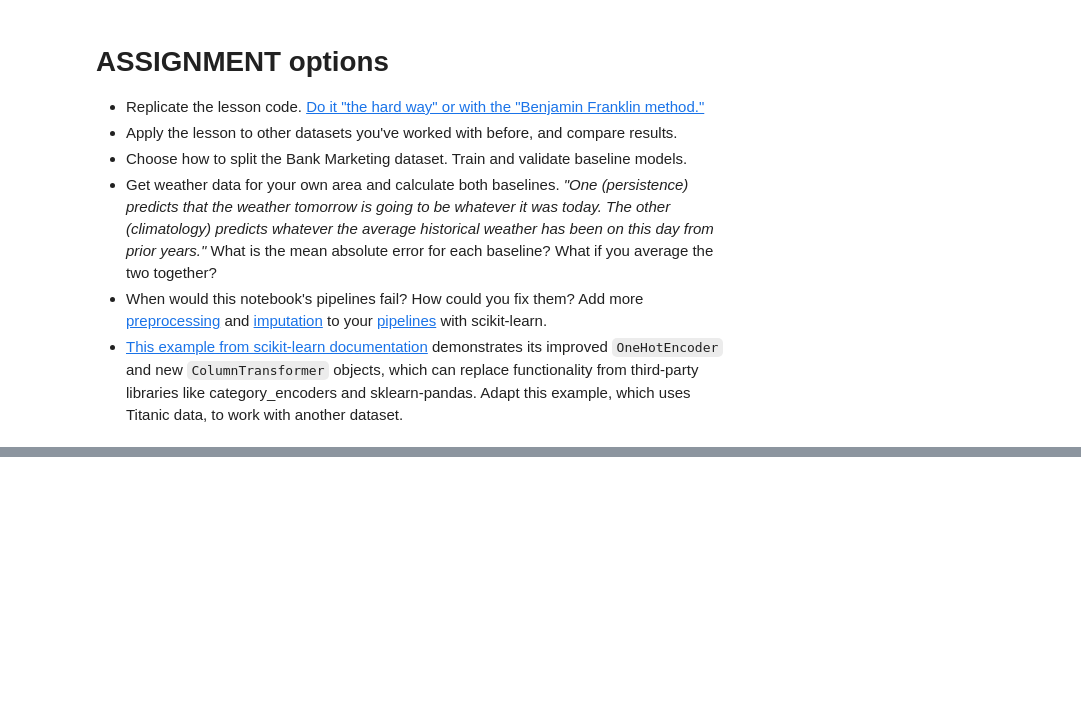
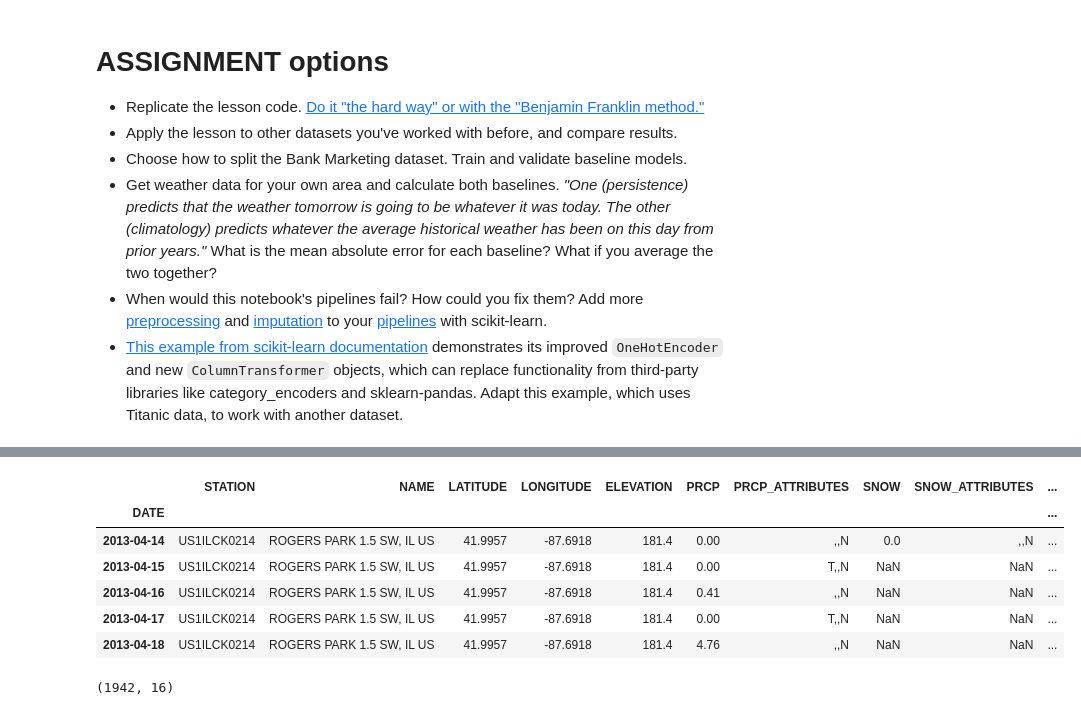
Before and after one commit to LambdaSchool/DS-Unit-2-Sprint-4-Model-Validation, a Jupyter notebook: module-1-begin-modeling-process/LS_DS_241_Begin_modeling_process_Assignment.ipynb, the cells around one changed output, grey strips where cells are left out. Saved outputs shown, nothing was run; the diff lists cells and outputs as text; code cells hidden in the pictures; blank space fills up the shorter version.

```diff
--- a/module-1-begin-modeling-process/LS_DS_241_Begin_modeling_process_Assignment.ipynb
+++ b/module-1-begin-modeling-process/LS_DS_241_Begin_modeling_process_Assignment.ipynb
@@ -655,0 +671,14 @@ y.rolling(500).mean().plot();
+# %%
+weather.head()
+# %% [output]
+|  | STATION | NAME | LATITUDE | LONGITUDE | ELEVATION | PRCP | PRCP_ATTRIBUTES | SNOW | SNOW_ATTRIBUTES | ... |
+| DATE |  |  |  |  |  |  |  |  |  | ... |
+| 2013-04-14 | US1ILCK0214 | ROGERS PARK 1.5 SW, IL US | 41.9957 | -87.6918 | 181.4 | 0.00 | ,,N | 0.0 | ,,N | ... |
+| 2013-04-15 | US1ILCK0214 | ROGERS PARK 1.5 SW, IL US | 41.9957 | -87.6918 | 181.4 | 0.00 | T,,N | NaN | NaN | ... |
+| 2013-04-16 | US1ILCK0214 | ROGERS PARK 1.5 SW, IL US | 41.9957 | -87.6918 | 181.4 | 0.41 | ,,N | NaN | NaN | ... |
+| 2013-04-17 | US1ILCK0214 | ROGERS PARK 1.5 SW, IL US | 41.9957 | -87.6918 | 181.4 | 0.00 | T,,N | NaN | NaN | ... |
+| 2013-04-18 | US1ILCK0214 | ROGERS PARK 1.5 SW, IL US | 41.9957 | -87.6918 | 181.4 | 4.76 | ,,N | NaN | NaN | ... |
+# %%
+weather.shape
+# %% [output]
+(1942, 16)
```
Also changed, not shown: parts of 12 cells of this notebook.
